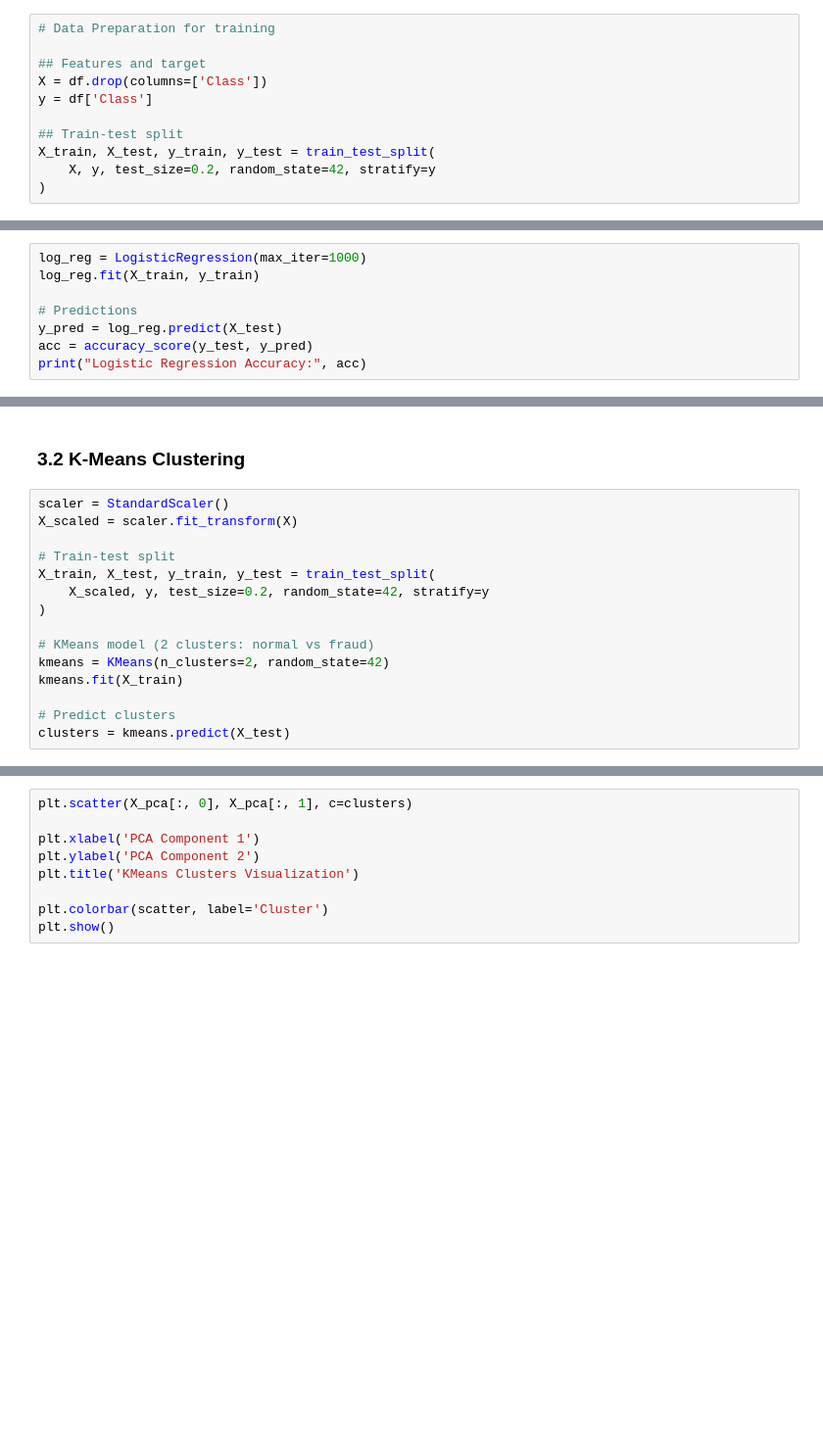
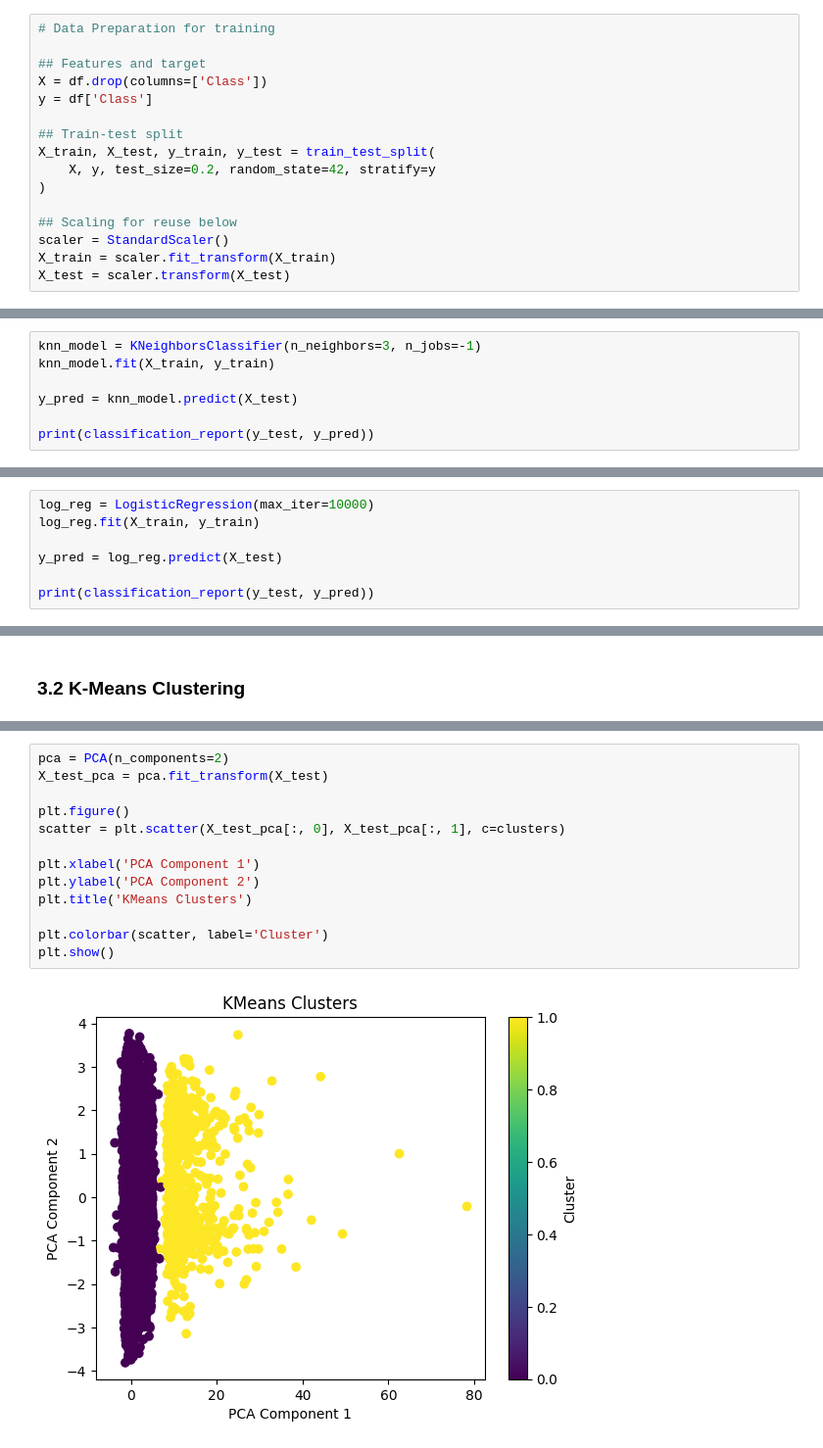
Before and after one commit to mehakmakkar/COMP331-Project, a Jupyter notebook: AnomalyDetection.ipynb, the cells around one changed output, grey strips where cells are left out. Shown at 98% size. Saved outputs shown, nothing was run; the diff lists cells and outputs as text; blank space fills up the shorter version.

```diff
--- a/AnomalyDetection.ipynb
+++ b/AnomalyDetection.ipynb
@@ -136,5 +142,10 @@ y = df['Class']
 X_train, X_test, y_train, y_test = train_test_split(
     X, y, test_size=0.2, random_state=42, stratify=y
 )
+
+## Scaling for reuse below
+scaler = StandardScaler()
+X_train = scaler.fit_transform(X_train)
+X_test = scaler.transform(X_test)
 # %% [markdown]
 ### 2.1. K-Nearest Neighbours
@@ -165,0 +205,7 @@ plt.show()
+# %%
+knn_model = KNeighborsClassifier(n_neighbors=3, n_jobs=-1)
+knn_model.fit(X_train, y_train)
+
+y_pred = knn_model.predict(X_test)
+
+print(classification_report(y_test, y_pred))
@@ -186,10 +240,9 @@ plt.show()
 # %% [markdown]
 ### 2.3 Logistic Regression
 # %%
-log_reg = LogisticRegression(max_iter=1000)
+log_reg = LogisticRegression(max_iter=10000)
 log_reg.fit(X_train, y_train)
 
-# Predictions
 y_pred = log_reg.predict(X_test)
-acc = accuracy_score(y_test, y_pred)
-print("Logistic Regression Accuracy:", acc)
+
+print(classification_report(y_test, y_pred))
@@ -217,17 +286,2 @@ print("Confusion Matrix:\n", confusion_matrix(y_test, y_pred_if))
 # %% [markdown]
 ### 3.2 K-Means Clustering
-# %%
-scaler = StandardScaler()
-X_scaled = scaler.fit_transform(X)
-
-# Train-test split
-X_train, X_test, y_train, y_test = train_test_split(
-    X_scaled, y, test_size=0.2, random_state=42, stratify=y
-)
-
-# KMeans model (2 clusters: normal vs fraud)
-kmeans = KMeans(n_clusters=2, random_state=42)
-kmeans.fit(X_train)
-
-# Predict clusters
-clusters = kmeans.predict(X_test)
@@ -234,9 +293,15 @@ clusters = kmeans.predict(X_test)
 # %%
-plt.scatter(X_pca[:, 0], X_pca[:, 1], c=clusters)
+pca = PCA(n_components=2)
+X_test_pca = pca.fit_transform(X_test)
+
+plt.figure()
+scatter = plt.scatter(X_test_pca[:, 0], X_test_pca[:, 1], c=clusters)
 
 plt.xlabel('PCA Component 1')
 plt.ylabel('PCA Component 2')
-plt.title('KMeans Clusters Visualization')
+plt.title('KMeans Clusters')
 
 plt.colorbar(scatter, label='Cluster')
 plt.show()
+# %% [output]
+[figure, added]
```
Also changed, not shown: parts of 17 cells of this notebook.
